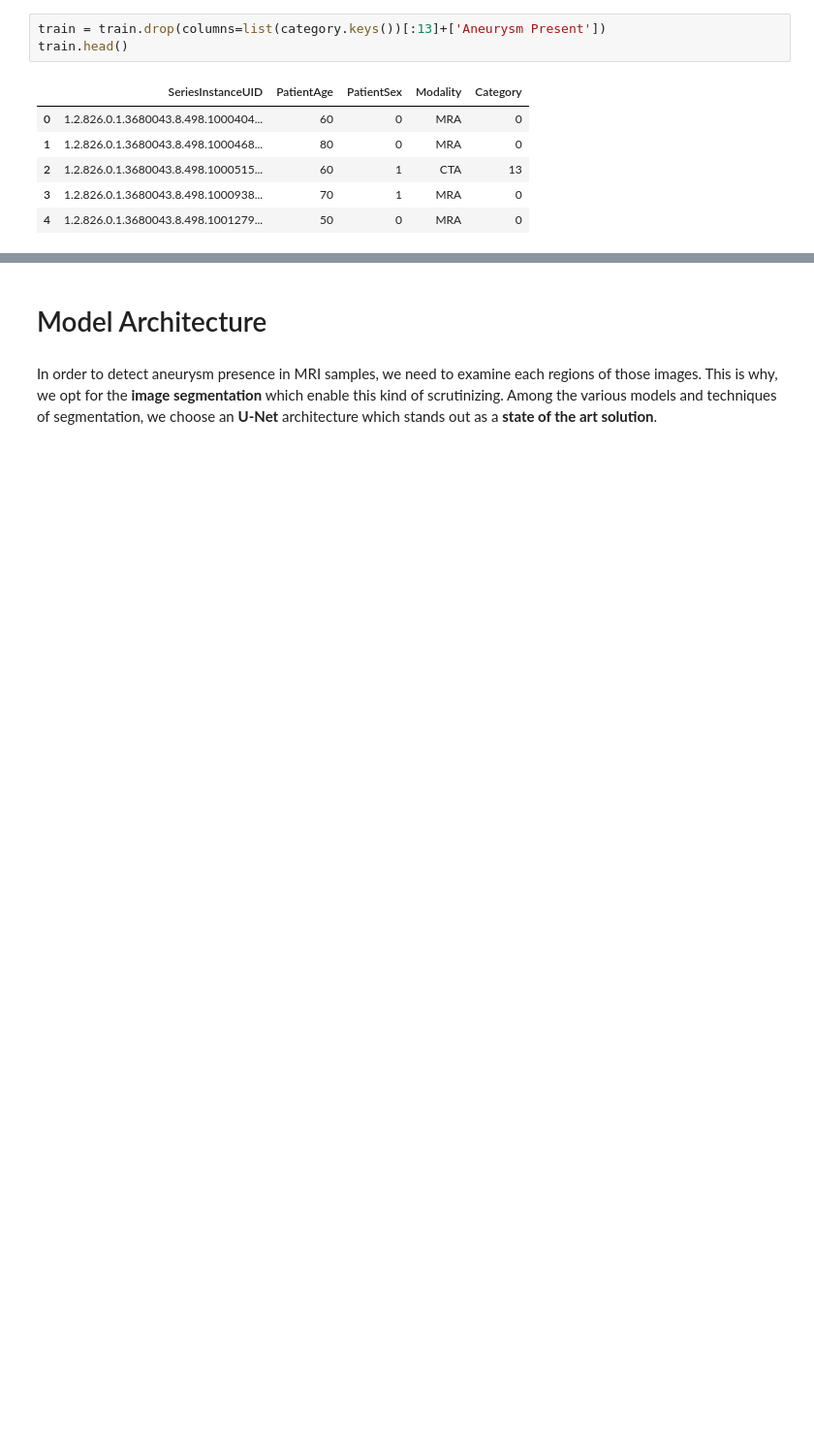
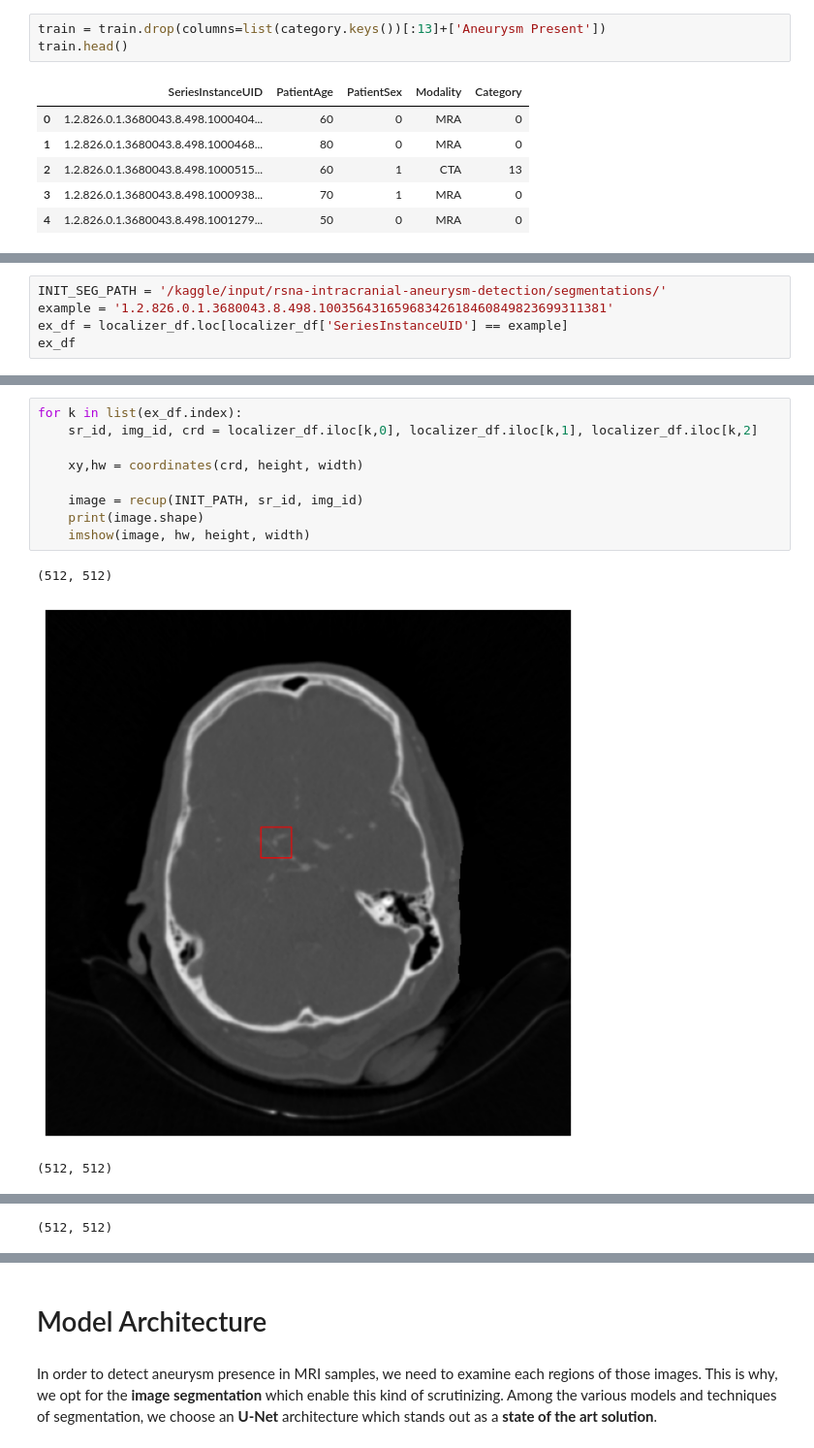
Before and after one commit to maegonz/RSNA-Intracranial-Aneurysm-Detection, a Jupyter notebook: main.ipynb, the cells around one changed output, grey strips where cells are left out. Shown at 97% size. Saved outputs shown, nothing was run; the diff lists cells and outputs as text; blank space fills up the shorter version.

```diff
--- a/main.ipynb
+++ b/main.ipynb
@@ -219,0 +260,5 @@ INIT_SEG_PATH = '/kaggle/input/rsna-intracranial-aneurysm-detection/segmentation
+# %%
+INIT_SEG_PATH = '/kaggle/input/rsna-intracranial-aneurysm-detection/segmentations/'
+example = '1.2.826.0.1.3680043.8.498.10035643165968342618460849823699311381'
+ex_df = localizer_df.loc[localizer_df['SeriesInstanceUID'] == example]
+ex_df
@@ -219,0 +270,13 @@ INIT_SEG_PATH = '/kaggle/input/rsna-intracranial-aneurysm-detection/segmentation
+# %%
+for k in list(ex_df.index):
+    sr_id, img_id, crd = localizer_df.iloc[k,0], localizer_df.iloc[k,1], localizer_df.iloc[k,2]
+
+    xy,hw = coordinates(crd, height, width)
+
+    image = recup(INIT_PATH, sr_id, img_id)
+    print(image.shape)
+    imshow(image, hw, height, width)
+# %% [output]
+(512, 512)
+[figure, added]
+(512, 512)
@@ -219,0 +284 @@ INIT_SEG_PATH = '/kaggle/input/rsna-intracranial-aneurysm-detection/segmentation
+(512, 512)
```
Also changed, not shown: parts of 40 cells of this notebook.
